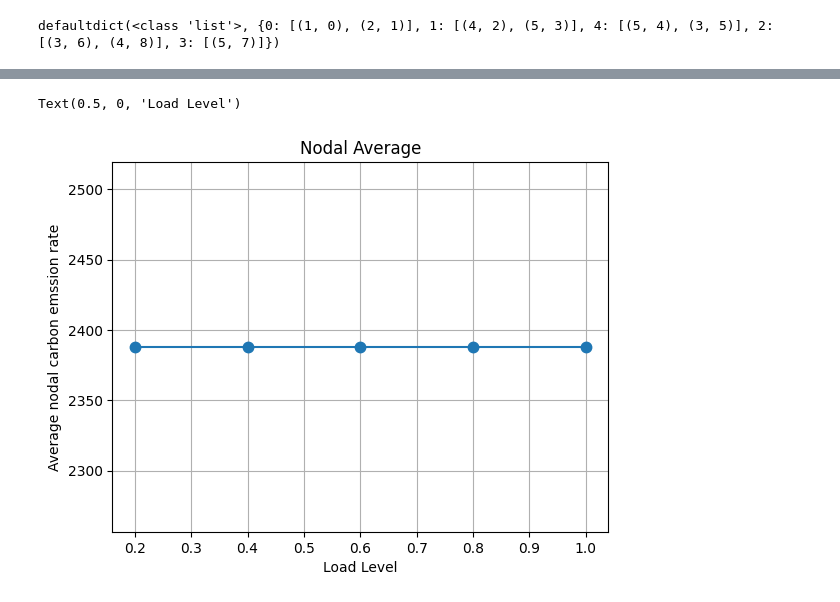
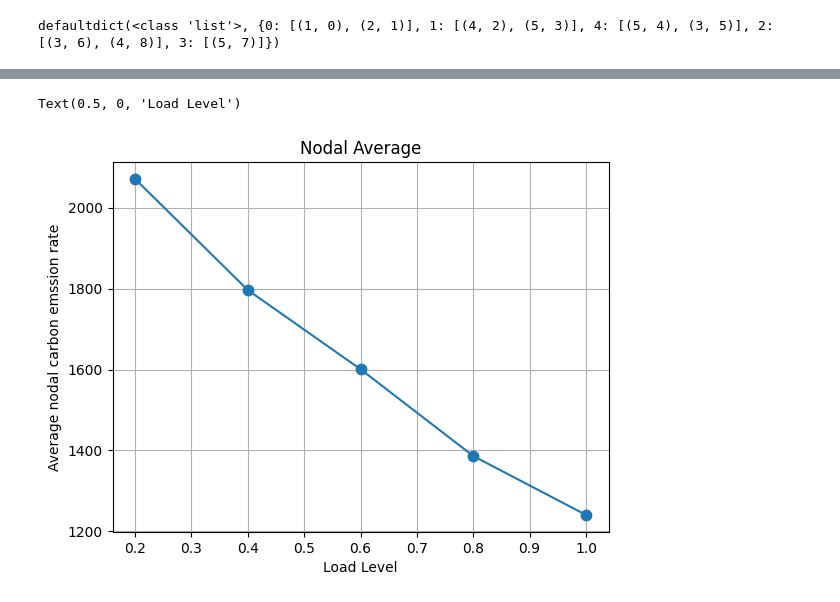
Before and after one commit to yuqing5/Carbon_Emission_Power_Grids, a Jupyter notebook: Yuqing_average_6bus.ipynb, the cells around one changed output, grey strips where cells are left out. Drawn from its saved outputs; the diff is of its cells as text; code cells hidden in the pictures.

```diff
--- a/Yuqing_average_6bus.ipynb
+++ b/Yuqing_average_6bus.ipynb
@@ -23,7 +23,7 @@ with open('6bus_topology.csv', 'r') as csvfile:
         graph_reverse[l[1]].append((l[0], len(line_to_nodes)))
         line_to_nodes.append(l)
 num_lines = len(line_to_nodes)
-load = np.random.uniform(0.2, 0.6, (num_buses, 1)) # load vector i.e. power demand at each bus/node
+load = np.random.uniform(0.2, 0.6, (num_buses, 1)) + 0.2 # load vector i.e. power demand at each bus/node
 print(graph)
 # %% [output]
 defaultdict(<class 'list'>, {0: [(1, 0), (2, 1)], 1: [(4, 2), (5, 3)], 4: [(5, 4), (3, 5)], 2: [(3, 6), (4, 8)], 3: [(5, 7)]})
@@ -205,13 +208,17 @@ def get_avg_carbon(load):
     for i, v in enumerate(line_to_nodes):
         a[v[0]][i] = 1.0
         a[v[1]][i] = -1.0
-
+    D1 = np.diag(np.full(num_gen, 1))
+    D = np.stack((D1, -D1), axis=0)
+    D = np.reshape(D, (6, 3))
+    e = np.array([3.0, 3.0, 3.0, -0.0, -0.0, -0.0])
     prob = cp.Problem(cp.Minimize(cp.sum(cost_vec @ power_generation)), # eq 5(a)
                     [b @ power_generation - load == a @ line_flow, # eqation 5(b) meaning: at each node/bus the power generated at this bus(some bus are generator) + the power inflow(can be negative) == the power demand at the bus
                     line_flow <= line_flow_limit, # eq 5(c)
-                    line_flow >= neg_line_flow_limit, # eq 5(c)
-                    power_generation <= power_generation_limit, # eq 5(d)
-                    power_generation >= neg_power_generation_limit]) # eq 5(d)
+                    line_flow >= neg_line_flow_limit,
+                    D @ np.reshape(power_generation, (num_gen, )) <= e]) # eq 5(c)
+                    #power_generation <= power_generation_limit, # eq 5(d)
+                    #power_generation >= neg_power_generation_limit]) # eq 5(d)
     prob.solve(solver=cp.CVXOPT)
     for i, f in enumerate(line_flow.value):
         if f < 0.0:
@@ -283,12 +290,11 @@ def get_avg_carbon(load):
     avg_carbon_emission_rate_node = carbon_emission_rate_vec @ bus_prop_mat
     return avg_carbon_emission_rate_node
 # %%
-percent = [0.2, 0.4, 0.6, 0.8, 1.0]
+load = np.random.uniform(0.2, 0.6, (num_buses, 1))
 res = []
-for p in percent:
-    load = p*load
+for _ in range(5):
+    load += 0.2
     res.append(get_avg_carbon(load))
-    load = load/p
 res = np.array(res) # shape: [len(percent), num_buses]
 # %%
 for n in range(num_buses):
@@ -308,10 +314,11 @@ for n in range(num_buses):
 # %%
+x = [0.2,0.4,0.6,0.8,1.0]
 y = np.average(res, axis=1)
 plt.title("Nodal Average")
-plt.plot(percent, y, marker=".", markersize=15)
+plt.plot(x, y, marker=".", markersize=15)
 plt.grid()
 plt.ylabel("Average nodal carbon emssion rate")
 plt.xlabel("Load Level")
 # %% [output]
 Text(0.5, 0, 'Load Level')
-[figure, old version]
+[figure, new version]
```
Also changed, not shown: parts of 5 cells of this notebook, 2 other files.
